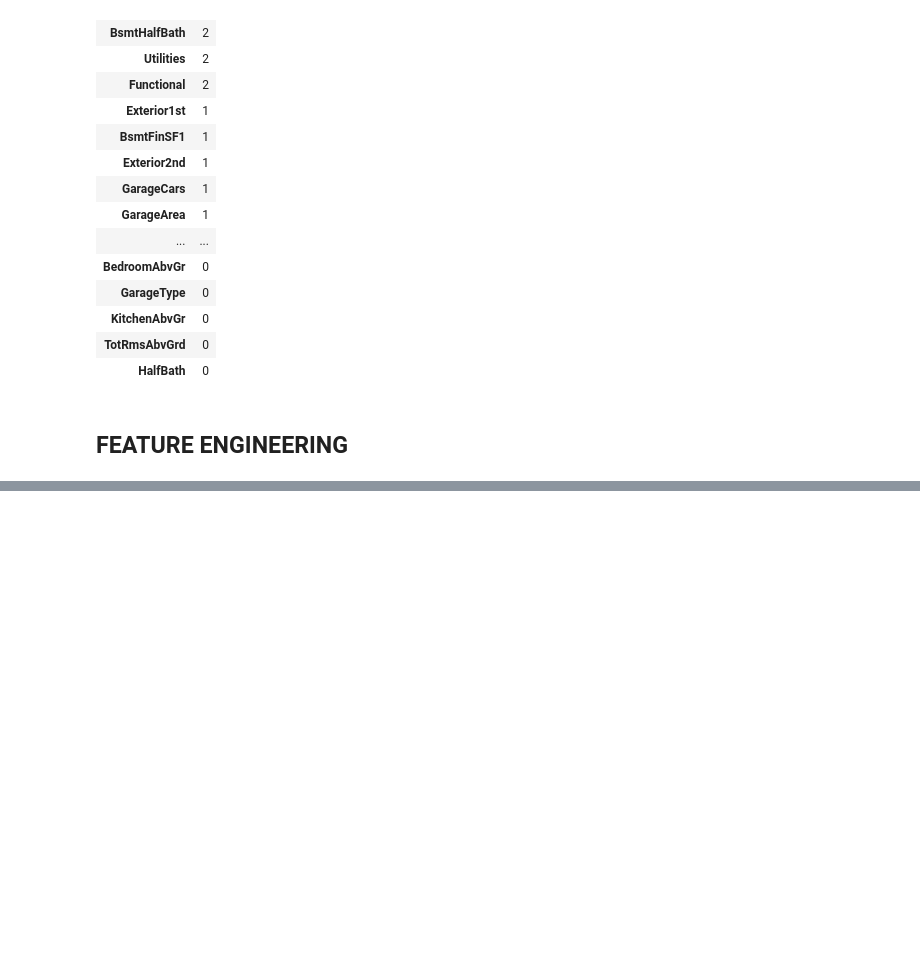
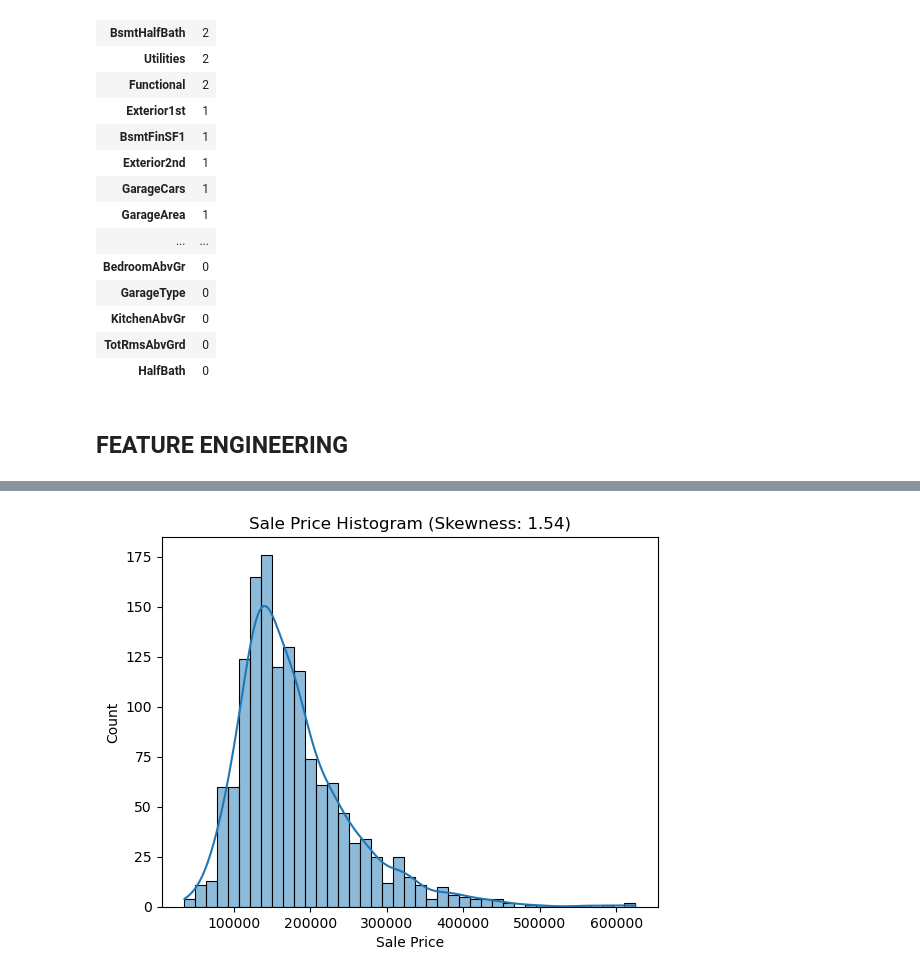
Before and after one commit to mstoychev/Data-Science-Projects, a Jupyter notebook: 2. House Prices/house_prices.ipynb, the cells around one changed output, grey strips where cells are left out. Drawn from its saved outputs; the diff is of its cells as text; code cells hidden in the pictures; blank space fills up the shorter version.

```diff
--- a/2. House Prices/house_prices.ipynb
+++ b/2. House Prices/house_prices.ipynb
@@ -825,0 +855,16 @@ train_data["total_area"] = train_data["GrLivArea"] + train_data["TotalBsmtSF"]
+# %%
+# Garage Area and Garage Cars are highly correlated
+train_data.drop("GarageArea", axis=1, inplace=True)
+test_data.drop("GarageArea", axis=1, inplace=True)
+# %%
+ax = sns.histplot(
+    train_data,
+    x=train_data["SalePrice"],
+    kde=True
+)
+skewness = skew(train_data["SalePrice"])
+ax.set_title(f'Sale Price Histogram (Skewness: {skewness:.2f})')
+ax.set_xlabel('Sale Price')
+plt.show()
+# %% [output]
+[figure, added]
```
Also changed, not shown: parts of 17 cells of this notebook.
